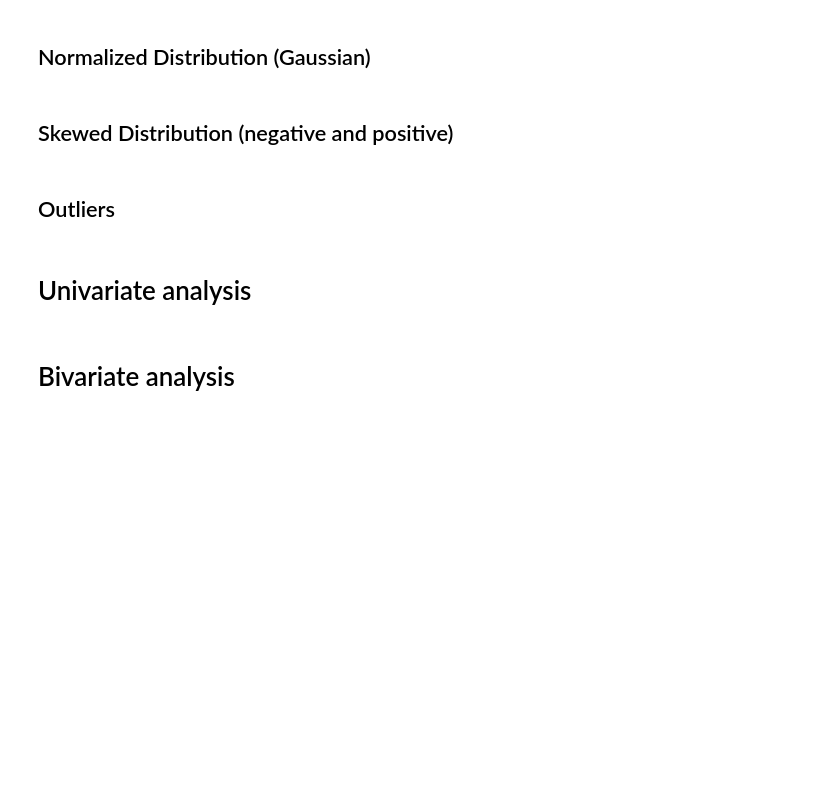
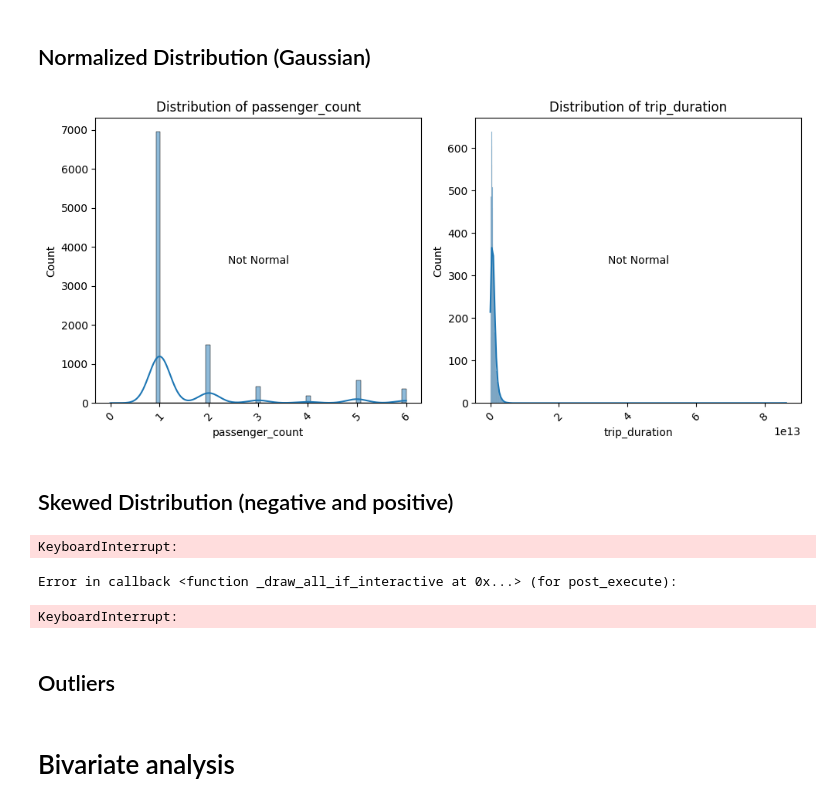
Before and after one commit to JapiKredi/EDA_extensive_library, a Jupyter notebook: Assignment_EDA_JasperBongers.ipynb, the cells around one changed output. Drawn from its saved outputs; the diff is of its cells as text; code cells hidden in the pictures; blank space fills up the shorter version.

```diff
--- a/Assignment_EDA_JasperBongers.ipynb
+++ b/Assignment_EDA_JasperBongers.ipynb
@@ -381,48 +430,53 @@ KeyboardInterrupt:
-# %%
-plt.figure(figsize=(15, 10))
-
-# Iterate through each channel and plot on a separate subplot
-for i, column in enumerate(data.columns):
-    plt.subplot(7, 3, i+1)
-    sns.histplot(data[column], kde=True)
-    plt.title(f'Distribution of {column}')
-    plt.xticks(rotation=45)
-
-# Adjust layout and show the plot
-plt.tight_layout()
-plt.show()
 # %% [markdown]
 ## Normalized Distribution (Gaussian)
+# %%
+# Select only the numercial data
+numerical_data = data.select_dtypes(include=['int64', 'float64'])
+# Remove id , vendor_id, store_and_fwd_flag_N, store_and_fwd_flag_Y, pickup_longitude, pickup_latitude, dropoff_longitude, dropoff_latitude
+numerical_data = numerical_data.drop(['vendor_id', 'store_and_fwd_flag_N', 'store_and_fwd_flag_Y', 'pickup_longitude', 'pickup_latitude', 'dropoff_longitude', 'dropoff_latitude'], axis=1)
 # %%
-plt.figure(figsize=(15, 10))
+# Taking a subset to minimize impact on memory
+# Taking a subset of 10,000 rows will app generate the same distribution as the full dataset
+data_subset = numerical_data.iloc[:10000]  # Take the first 10,000 rows
+
+from scipy import stats
+
+plt.figure(figsize=(15, 30))
 
 # Iterate through each column and plot on a separate subplot
-for i, column in enumerate(data.columns):
+for i, column in enumerate(data_subset.columns):
     plt.subplot(7, 3, i+1)
-    sns.histplot(data[column], kde=True)
+    sns.histplot(data_subset[column], kde=True)
     plt.title(f'Distribution of {column}')
     plt.xticks(rotation=45)
 
     # Add additional analysis to detect distribution type
     # Check for normal distribution
-    k2, p = stats.normaltest(data[column])
+    k2, p = stats.normaltest(data_subset[column])
     if p < 0.05:
         plt.text(0.5, 0.5, "Not Normal", horizontalalignment='center', verticalalignment='center', transform=plt.gca().transAxes)
     else:
         plt.text(0.5, 0.5, "Normal", horizontalalignment='center', verticalalignment='center', transform=plt.gca().transAxes)
 
 # Adjust layout and show the plot
 plt.tight_layout()
 plt.show()
+# %% [output]
+[figure, added]
 # %% [markdown]
 ## Skewed Distribution (negative and positive)
 # %%
+# Taking a subset to minimize impact on memory
+# Taking a subset of 10,000 rows will app generate the same distribution as the full dataset
+data_subset = numerical_data.iloc[:10000]  # Take the first 10,000 rows
+
+# Taking a subset to minimize impact on memory
 plt.figure(figsize=(15, 10))
 
 # Iterate through each column and plot on a separate subplot
-for i, column in enumerate(data.columns):
+for i, column in enumerate(data_subset.columns):
     plt.subplot(7, 3, i+1)
-    sns.histplot(data[column], kde=True)
+    sns.histplot(data_subset[column], kde=True)
     plt.title(f'Distribution of {column}')
     plt.xticks(rotation=45)
 
@@ -436,6 +490,10 @@ for i, column in enumerate(data.columns):
 # Adjust layout and show the plot
 plt.tight_layout()
 plt.show()
+# %% [output]
+KeyboardInterrupt:
+Error in callback <function _draw_all_if_interactive at 0x...> (for post_execute):
+KeyboardInterrupt:
 # %% [markdown]
 ## Outliers
 # %%
@@ -450,8 +510,6 @@ for i, column in enumerate(data.columns):
 # Adjust layout and show the plot
 plt.tight_layout()
 plt.show()
-# %% [markdown]
-# Univariate analysis
 # %% [markdown]
 # Bivariate analysis
 # %%
```
Also changed, not shown: parts of 9 cells of this notebook.
